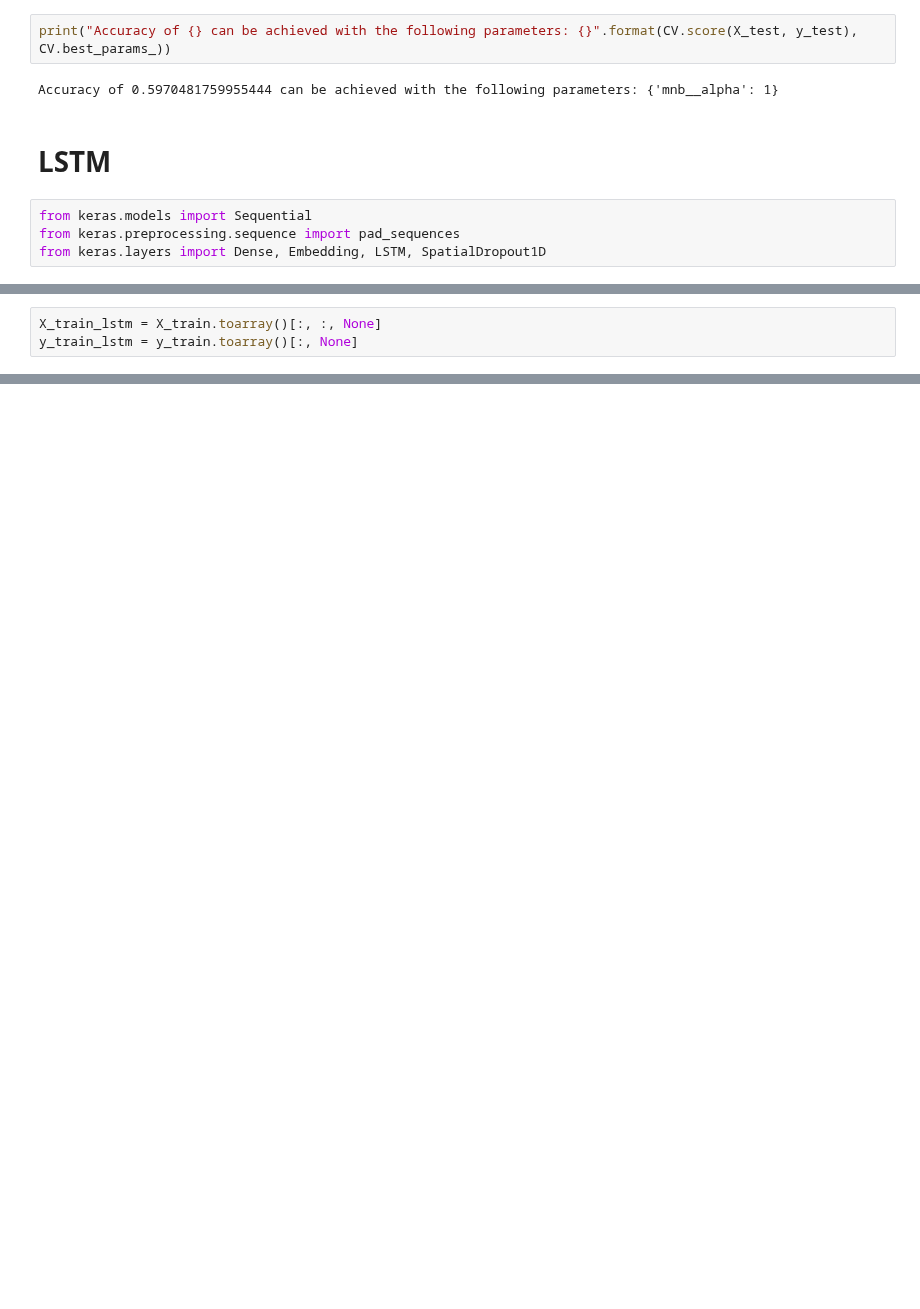
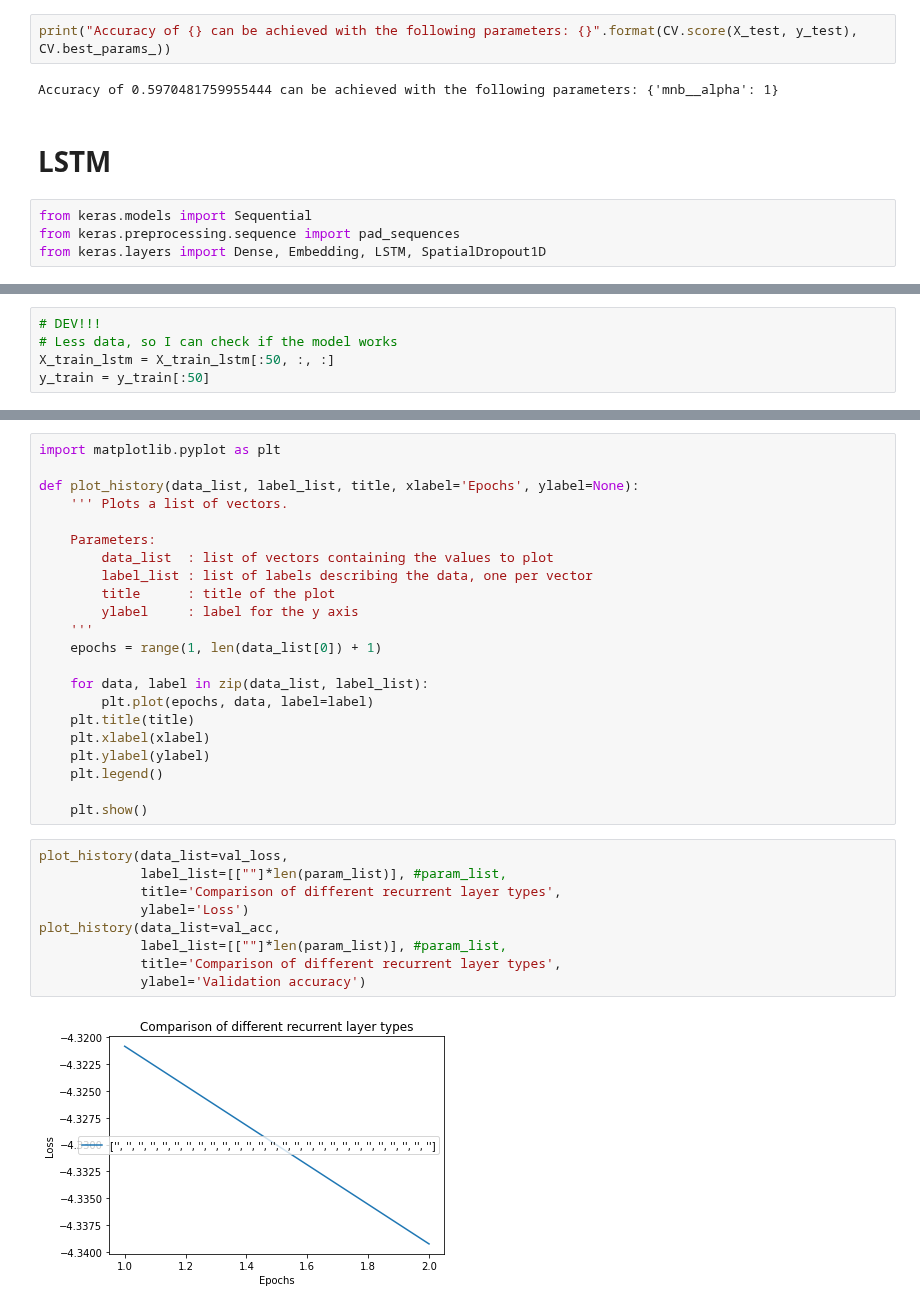
Before and after one commit to StefanWinterToo/Master-Thesis, a Jupyter notebook: App/Sentiment_Models.ipynb, the cells around one changed output, grey strips where cells are left out. Saved outputs shown, nothing was run; the diff lists cells and outputs as text; blank space fills up the shorter version.

Commit message:
Implements LSTM. Evaluates performance of LSTM parameters.

```diff
--- a/App/Sentiment_Models.ipynb
+++ b/App/Sentiment_Models.ipynb
@@ -81,3 +68,0 @@ print(X_train_lstm.shape[:2])
-# %%
-X_train_lstm = X_train.toarray()[:, :, None]
-y_train_lstm = y_train.toarray()[:, None]
@@ -128,0 +69,5 @@ array([1, 1, 0, ..., 2, 1, 0])
+# %%
+# DEV!!!
+# Less data, so I can check if the model works
+X_train_lstm = X_train_lstm[:50, :, :]
+y_train = y_train[:50]
@@ -128,0 +109,33 @@ array([1, 1, 0, ..., 2, 1, 0])
+# %%
+import matplotlib.pyplot as plt
+
+def plot_history(data_list, label_list, title, xlabel='Epochs', ylabel=None):
+    ''' Plots a list of vectors.
+
+    Parameters:
+        data_list  : list of vectors containing the values to plot
+        label_list : list of labels describing the data, one per vector
+        title      : title of the plot
+        ylabel     : label for the y axis
+    '''
+    epochs = range(1, len(data_list[0]) + 1)
+
+    for data, label in zip(data_list, label_list):
+        plt.plot(epochs, data, label=label)
+    plt.title(title)
+    plt.xlabel(xlabel)
+    plt.ylabel(ylabel)
+    plt.legend()
+
+    plt.show()
+# %%
+plot_history(data_list=val_loss,
+             label_list=[[""]*len(param_list)], #param_list,
+             title='Comparison of different recurrent layer types',
+             ylabel='Loss')
+plot_history(data_list=val_acc,
+             label_list=[[""]*len(param_list)], #param_list,
+             title='Comparison of different recurrent layer types',
+             ylabel='Validation accuracy')
+# %% [output]
+[figure, added]
```
Also changed, not shown: parts of 12 cells of this notebook, 1 other file.
